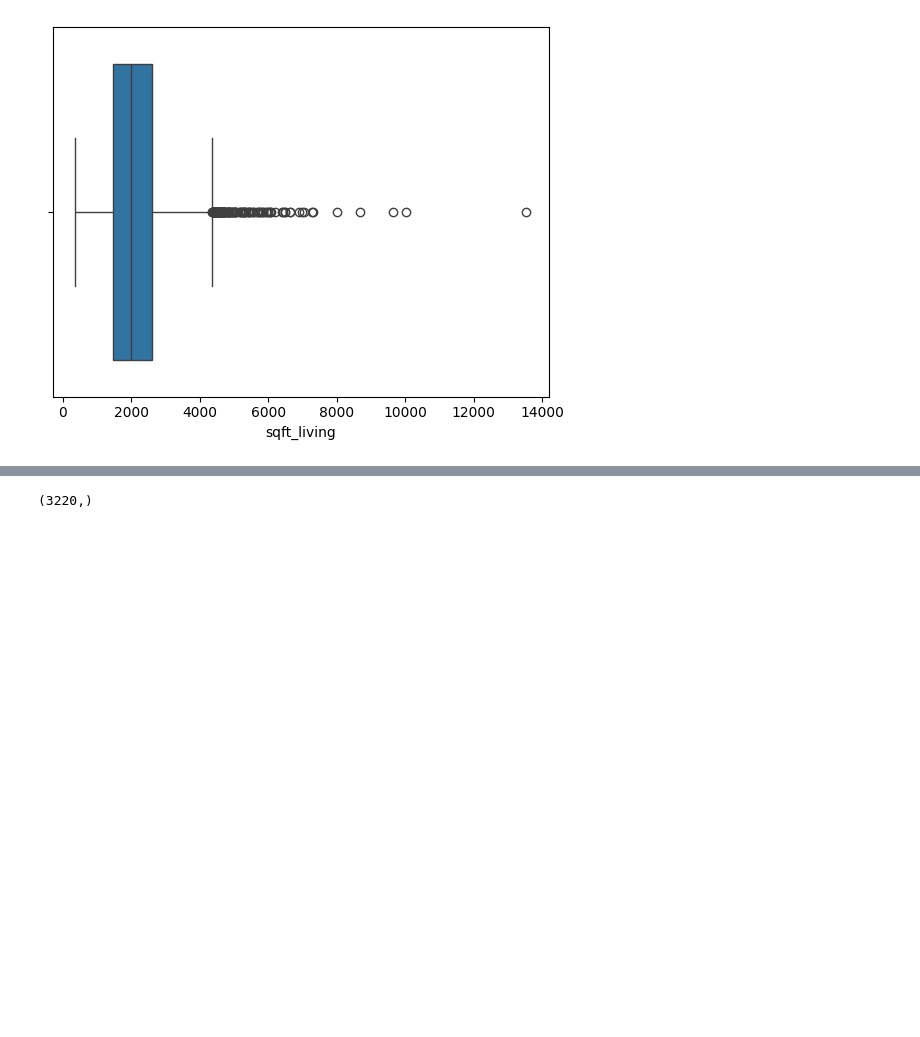
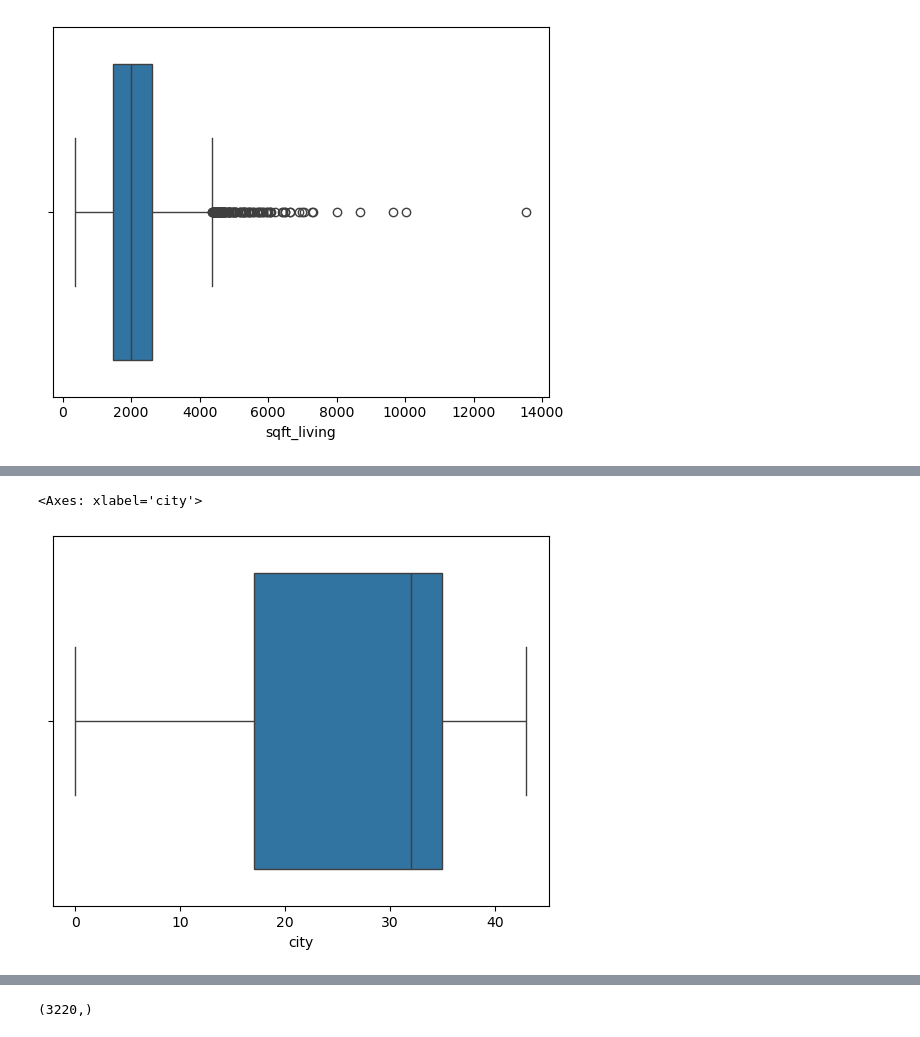
Before and after one commit to saurabhack/house_price_prediction_ML_project, a Jupyter notebook: HousePricePrediction.ipynb, the cells around one changed output, grey strips where cells are left out. Saved outputs shown, nothing was run; the diff lists cells and outputs as text; code cells hidden in the pictures; blank space fills up the shorter version.

```diff
--- a/HousePricePrediction.ipynb
+++ b/HousePricePrediction.ipynb
@@ -429,0 +423,5 @@ sns.boxplot(x=data['street_Shangri-La Way NW'])
+# %%
+sns.boxplot(x=data.city)
+# %% [output]
+<Axes: xlabel='city'>
+[figure, added]
```
Also changed, not shown: parts of 28 cells of this notebook.
